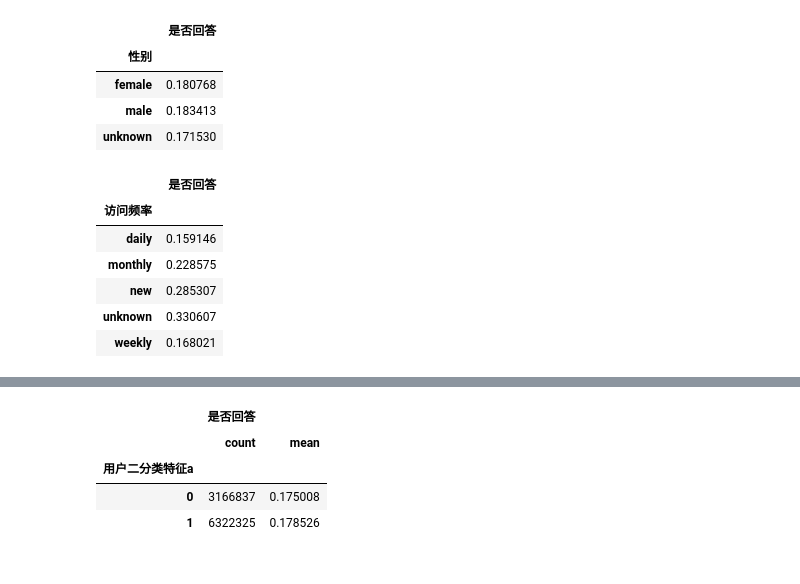
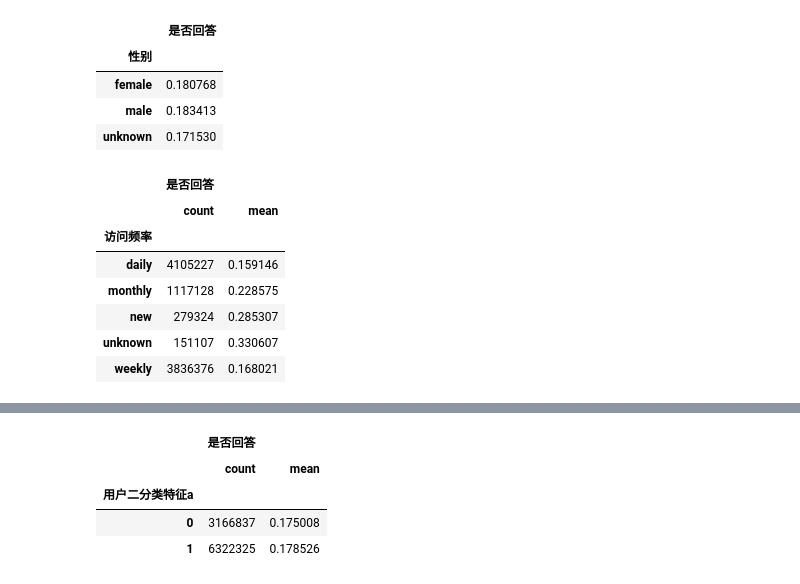
Before and after one commit to goodbyeearth/zhcup, a Jupyter notebook: explore/data_explore.ipynb, the cells around one changed output, grey strips where cells are left out. Saved outputs shown, nothing was run; the diff lists cells and outputs as text; code cells hidden in the pictures.

```diff
--- a/explore/data_explore.ipynb
+++ b/explore/data_explore.ipynb
@@ -73,6 +77,11 @@ train['q_hour'] = extract_hour(train['问题创建时间'])
 # %%
 train['diff_iq_day'] = train['day'] - train['q_day']
 train['diff_iq_hour'] = train['diff_iq_day'] * 24 + (train['hour'] - train['q_hour'])
+# %%
+# 加载 invete feature 2: intersection_ft_count, intersection_it_count
+t1 = pd.read_csv('../feature/train_invite_feature_2.txt', sep='\t',
+                 usecols=['intersection_ft_count', 'intersection_it_count'])
+train = pd.concat([train, t1], axis=1)
 # %%
 train.columns
 # %% [output]
@@ -108,4 +99,4 @@ def diff_iq_day_map(x):
     if x<0:
         return 0
     return x
-train['t1'] = train['diff_iq_day'].apply(diff_iq_day_map)
+train['diff_iq_day'] = train['diff_iq_day'].apply(diff_iq_day_map)
@@ -136,4 +107,4 @@ def diff_iq_hour_map(x):
     if x>200:
         return 40
     return x // 5
-train['t1'] = train['diff_iq_hour'].apply(diff_iq_hour_map)
+train['diff_iq_hour'] = train['diff_iq_hour'].apply(diff_iq_hour_map)
@@ -193,3 +143,5 @@ train.groupby('t1')['是否回答'].agg(['count', 'mean'])
 | 5 | 736143 | 0.194298 |
 | 6 | 177633 | 0.172203 |
 | 7 | 8780 | 0.167995 |
+# %%
+train['桶盐值'] = train['盐值'].apply(score_map)
@@ -237,12 +262,13 @@ train[['性别', '是否回答']].groupby(['性别']).mean()
 | male | 0.183413 |
 | unknown | 0.171530 |
 # %%
-train[['访问频率', '是否回答']].groupby(['访问频率']).mean()
+train[['访问频率', '是否回答']].groupby(['访问频率']).agg(['count','mean'])
 # %% [output]
-|  | 是否回答 |
-| 访问频率 |  |
-| daily | 0.159146 |
-| monthly | 0.228575 |
-| new | 0.285307 |
-| unknown | 0.330607 |
-| weekly | 0.168021 |
+|  | 是否回答 |  |
+|  | count | mean |
+| 访问频率 |  |  |
+| daily | 4105227 | 0.159146 |
+| monthly | 1117128 | 0.228575 |
+| new | 279324 | 0.285307 |
+| unknown | 151107 | 0.330607 |
+| weekly | 3836376 | 0.168021 |
```
Also changed, not shown: parts of 12 cells of this notebook, 5 other files.
